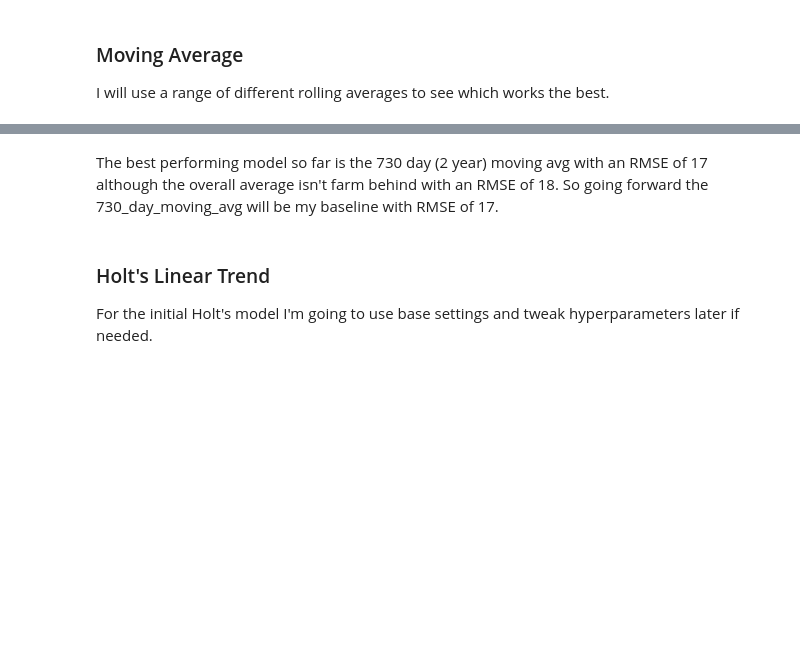
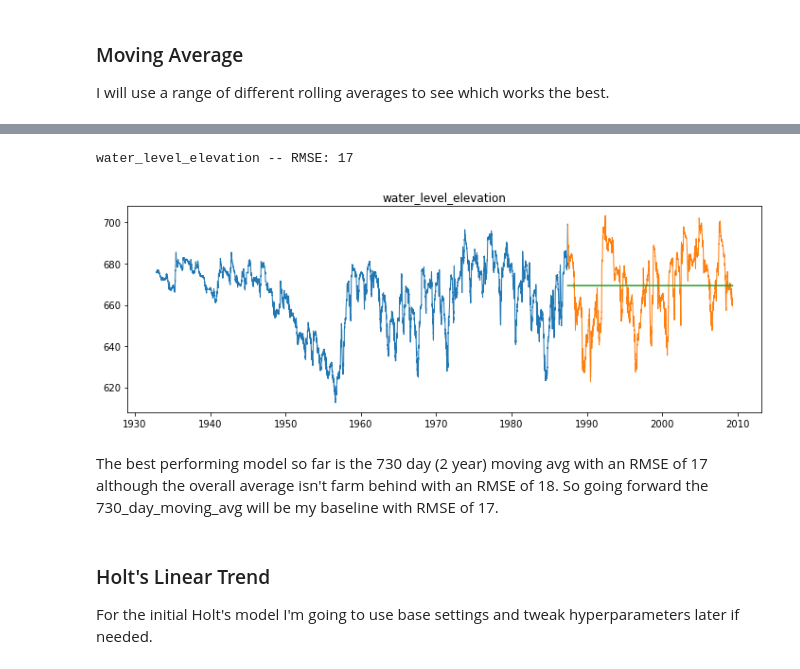
Before and after one commit to AndrewRachuig/edwards_aquifer_project, a Jupyter notebook: modeling_working_notebook.ipynb, the cells around one changed output, grey strips where cells are left out. Cells and saved outputs as stored; diff of their text form; code cells hidden in the pictures; blank space fills up the shorter version.

```diff
--- a/modeling_working_notebook.ipynb
+++ b/modeling_working_notebook.ipynb
@@ -163,3 +246,12 @@ eval_df
+# %%
+# Visualizing the best of the rolling averages which was the 2 year model.
+rolling_water_levels = round(train['water_level_elevation'].rolling(730).mean()[-1], 2)
+yhat_df = pd.DataFrame({'water_level_elevation': [rolling_water_levels]},
+                          index=validate.index)
+plot_and_eval('water_level_elevation')
+# %% [output]
+water_level_elevation -- RMSE: 17
+[figure, added]
 # %% [markdown]
 The best performing model so far is the 730 day (2 year) moving avg with an RMSE of 17 although the overall average isn't farm behind with an RMSE of 18. So going forward the 730_day_moving_avg will be my baseline with RMSE of 17.
 # %% [markdown]
```
Also changed, not shown: parts of 55 cells of this notebook.
